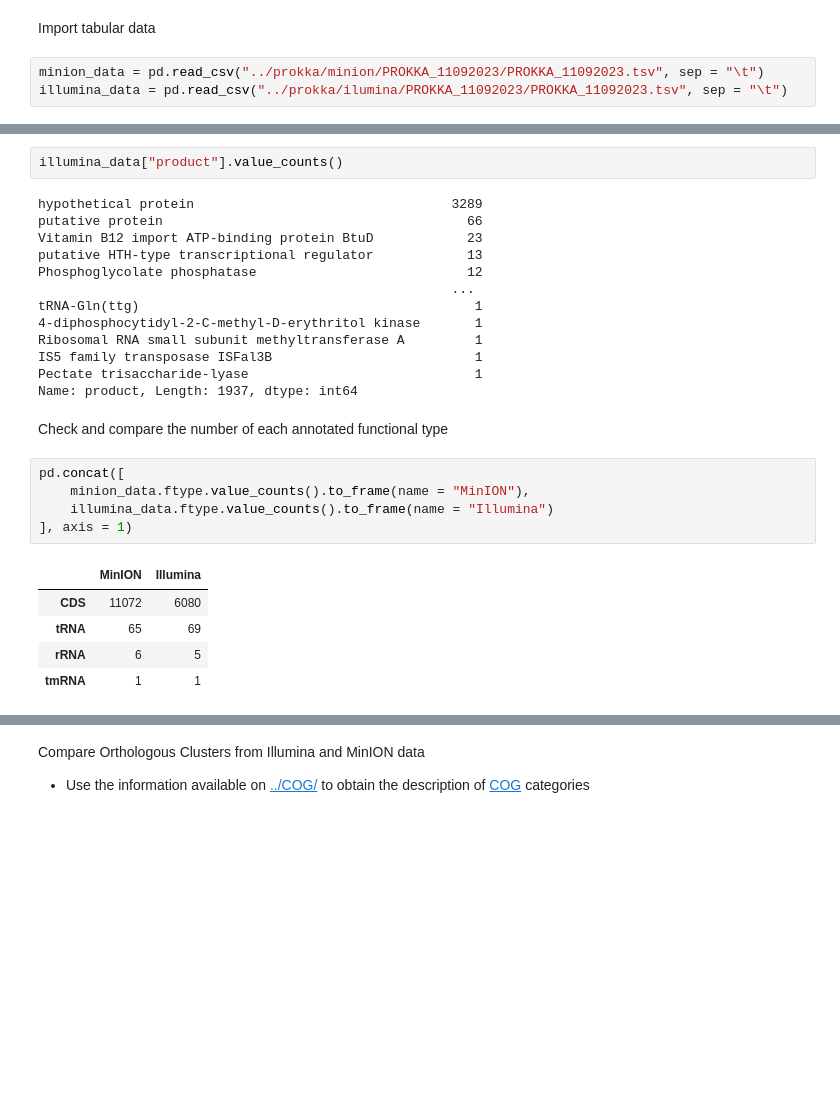
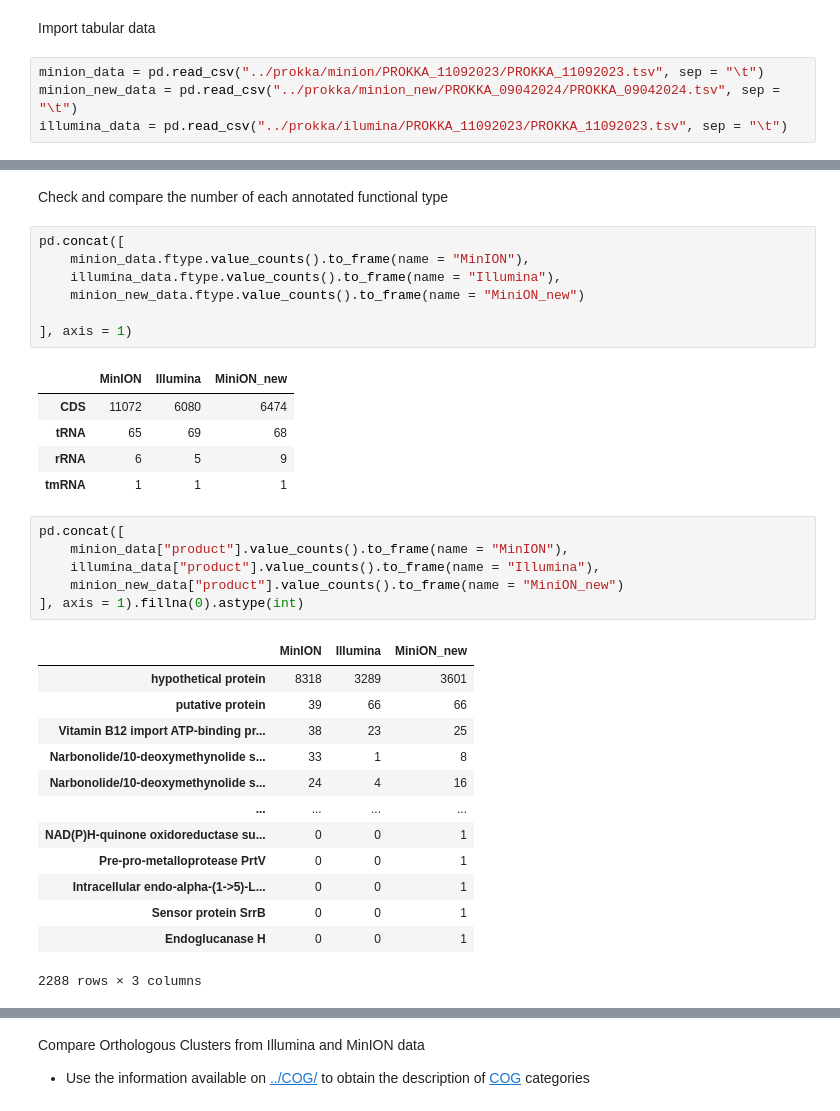
Before and after one commit to tiagocabralborelli/metabologenomics, a Jupyter notebook: notebooks/Prokka.ipynb, the cells around one changed output, grey strips where cells are left out. Saved outputs shown, nothing was run; the diff lists cells and outputs as text; blank space fills up the shorter version.

Commit message:
[feat] new minion data processed and included

```diff
--- a/notebooks/Prokka.ipynb
+++ b/notebooks/Prokka.ipynb
@@ -6,4 +9,5 @@ import pandas as pd
 Import tabular data
 # %%
 minion_data = pd.read_csv("../prokka/minion/PROKKA_11092023/PROKKA_11092023.tsv", sep = "\t")
+minion_new_data = pd.read_csv("../prokka/minion_new/PROKKA_09042024/PROKKA_09042024.tsv", sep = "\t")
 illumina_data = pd.read_csv("../prokka/ilumina/PROKKA_11092023/PROKKA_11092023.tsv", sep = "\t")
@@ -36,28 +14,35 @@ Name: product, Length: 1637, dtype: int64
-# %%
-illumina_data["product"].value_counts()
-# %% [output]
-hypothetical protein                                 3289
-putative protein                                       66
-Vitamin B12 import ATP-binding protein BtuD            23
-putative HTH-type transcriptional regulator            13
-Phosphoglycolate phosphatase                           12
-                                                     ...
-tRNA-Gln(ttg)                                           1
-4-diphosphocytidyl-2-C-methyl-D-erythritol kinase       1
-Ribosomal RNA small subunit methyltransferase A         1
-IS5 family transposase ISFal3B                          1
-Pectate trisaccharide-lyase                             1
-Name: product, Length: 1937, dtype: int64
 # %% [markdown]
 Check and compare the number of each annotated functional type
 # %%
 pd.concat([
     minion_data.ftype.value_counts().to_frame(name = "MinION"),
-    illumina_data.ftype.value_counts().to_frame(name = "Illumina")
+    illumina_data.ftype.value_counts().to_frame(name = "Illumina"),
+    minion_new_data.ftype.value_counts().to_frame(name = "MiniON_new")
+
 ], axis = 1)
 # %% [output]
-|  | MinION | Illumina |
-| CDS | 11072 | 6080 |
-| tRNA | 65 | 69 |
-| rRNA | 6 | 5 |
-| tmRNA | 1 | 1 |
+|  | MinION | Illumina | MiniON_new |
+| CDS | 11072 | 6080 | 6474 |
+| tRNA | 65 | 69 | 68 |
+| rRNA | 6 | 5 | 9 |
+| tmRNA | 1 | 1 | 1 |
+# %%
+pd.concat([
+    minion_data["product"].value_counts().to_frame(name = "MinION"),
+    illumina_data["product"].value_counts().to_frame(name = "Illumina"),
+    minion_new_data["product"].value_counts().to_frame(name = "MiniON_new")
+], axis = 1).fillna(0).astype(int)
+# %% [output]
+|  | MinION | Illumina | MiniON_new |
+| hypothetical protein | 8318 | 3289 | 3601 |
+| putative protein | 39 | 66 | 66 |
+| Vitamin B12 import ATP-binding pr... | 38 | 23 | 25 |
+| Narbonolide/10-deoxymethynolide s... | 33 | 1 | 8 |
+| Narbonolide/10-deoxymethynolide s... | 24 | 4 | 16 |
+| ... | ... | ... | ... |
+| NAD(P)H-quinone oxidoreductase su... | 0 | 0 | 1 |
+| Pre-pro-metalloprotease PrtV | 0 | 0 | 1 |
+| Intracellular endo-alpha-(1->5)-L... | 0 | 0 | 1 |
+| Sensor protein SrrB | 0 | 0 | 1 |
+| Endoglucanase H | 0 | 0 | 1 |
+2288 rows × 3 columns
```
Also changed, not shown: parts of 9 cells of this notebook, 52 other files.
